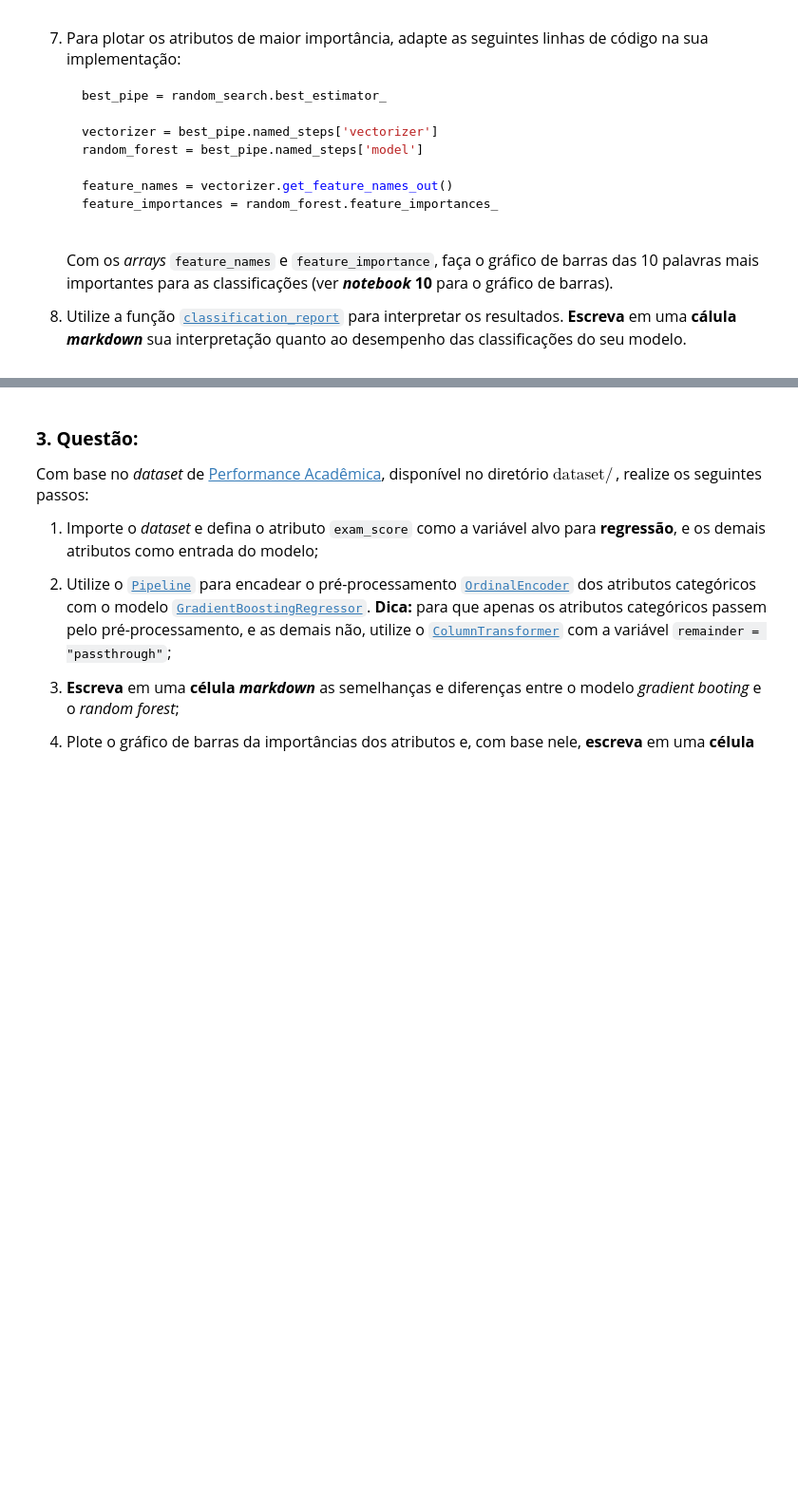
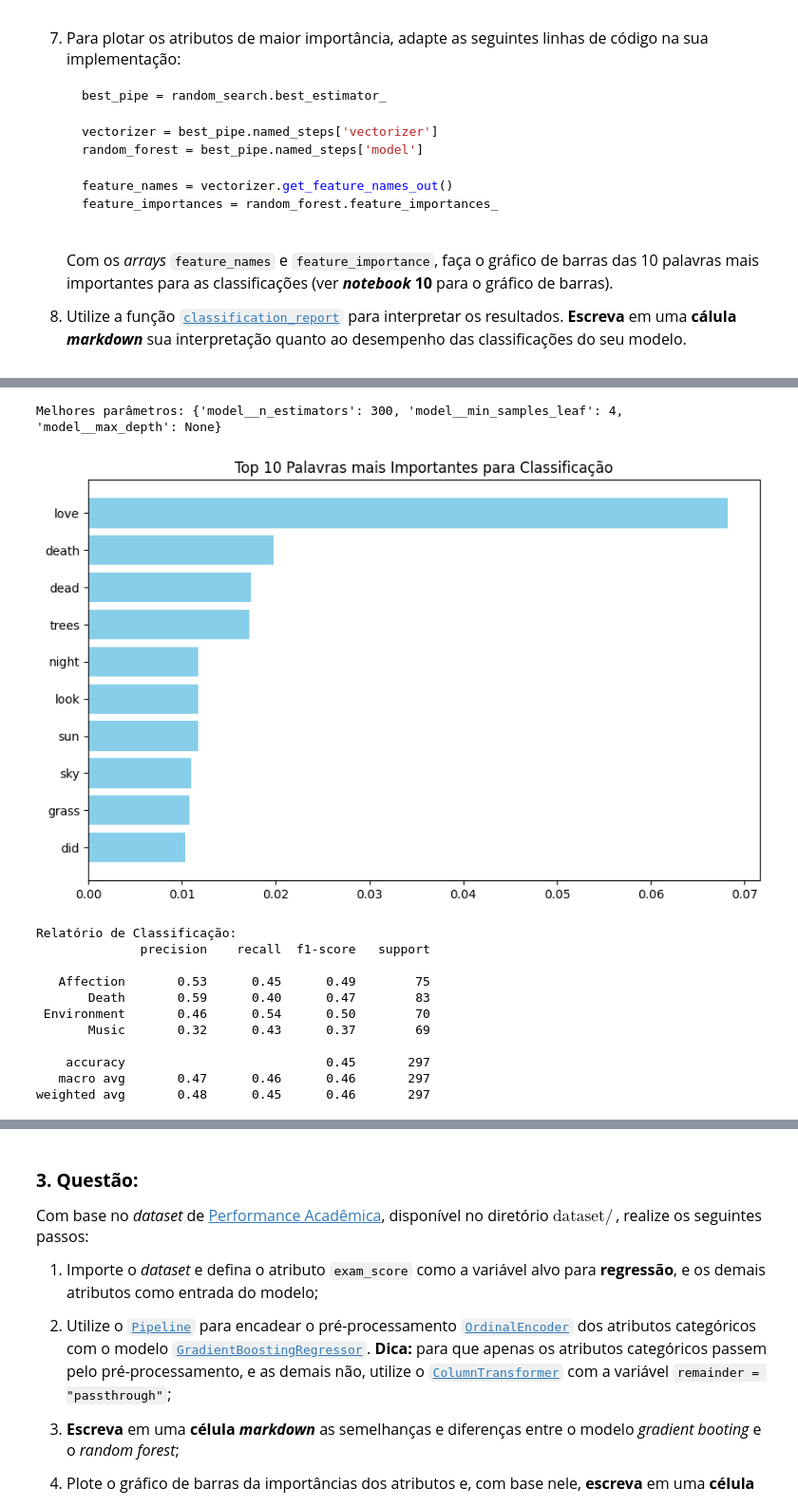
Before and after one commit to Alomyr/Apredizado-de-maquina-supervisonado, a Jupyter notebook: Unidade02/Atividades/atividade3.ipynb, the cells around one changed output, grey strips where cells are left out. Shown at 95% size. Saved outputs shown, nothing was run; the diff lists cells and outputs as text; code cells hidden in the pictures; blank space fills up the shorter version.

```diff
--- a/Unidade02/Atividades/atividade3.ipynb
+++ b/Unidade02/Atividades/atividade3.ipynb
@@ -109,0 +194,52 @@ Com base no *dataset* de [Classificação de Poemas](https://www.kaggle.com/data
+# %%
+param_dist = {
+    'model__n_estimators': [100, 200, 300],
+    'model__max_depth': [None, 10, 20],
+    'model__min_samples_leaf': [1, 2, 4]
+}
+
+random_search = RandomizedSearchCV(pipe, param_distributions=param_dist, n_iter=5, cv=3, random_state=42, n_jobs=-1)
+random_search.fit(x_train, y_train)
+
+print(f"Melhores parâmetros: {random_search.best_params_}")
+
+
+
+best_pipe = random_search.best_estimator_
+vectorizer = best_pipe.named_steps['vectorizer']
+random_forest = best_pipe.named_steps['model']
+
+feature_names = vectorizer.get_feature_names_out()
+feature_importances = random_forest.feature_importances_
+
+
+
+df_importances = pd.DataFrame({'word': feature_names, 'importance': feature_importances})
+df_importances = df_importances.sort_values(by='importance', ascending=False).head(10)
+
+
+
+plot.figure(figsize=(10, 6))
+plot.barh(df_importances['word'], df_importances['importance'], color='skyblue')
+plot.gca().invert_yaxis()
+plot.title("Top 10 Palavras mais Importantes para Classificação")
+plot.show()
+
+y_pred = best_pipe.predict(x_test)
+
+print("\nRelatório de Classificação:")
+print(classification_report(y_test, y_pred))
+# %% [output]
+Melhores parâmetros: {'model__n_estimators': 300, 'model__min_samples_leaf': 4, 'model__max_depth': None}
+[figure, added]
+Relatório de Classificação:
+              precision    recall  f1-score   support
+
+   Affection       0.53      0.45      0.49        75
+       Death       0.59      0.40      0.47        83
+ Environment       0.46      0.54      0.50        70
+       Music       0.32      0.43      0.37        69
+
+    accuracy                           0.45       297
+   macro avg       0.47      0.46      0.46       297
+weighted avg       0.48      0.45      0.46       297
```
Also changed, not shown: parts of 13 cells of this notebook.
